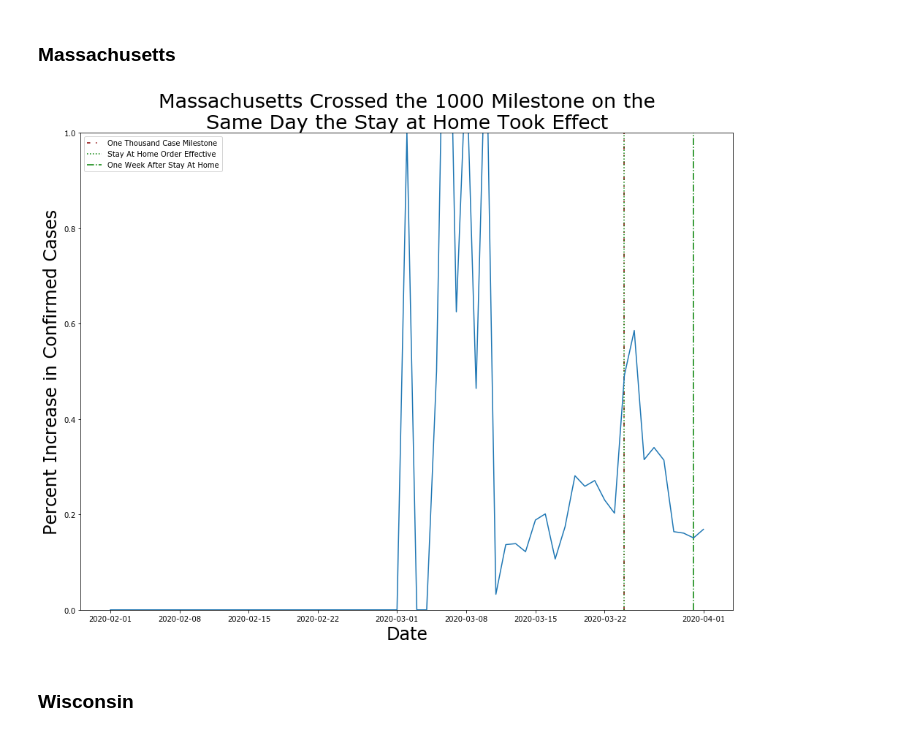
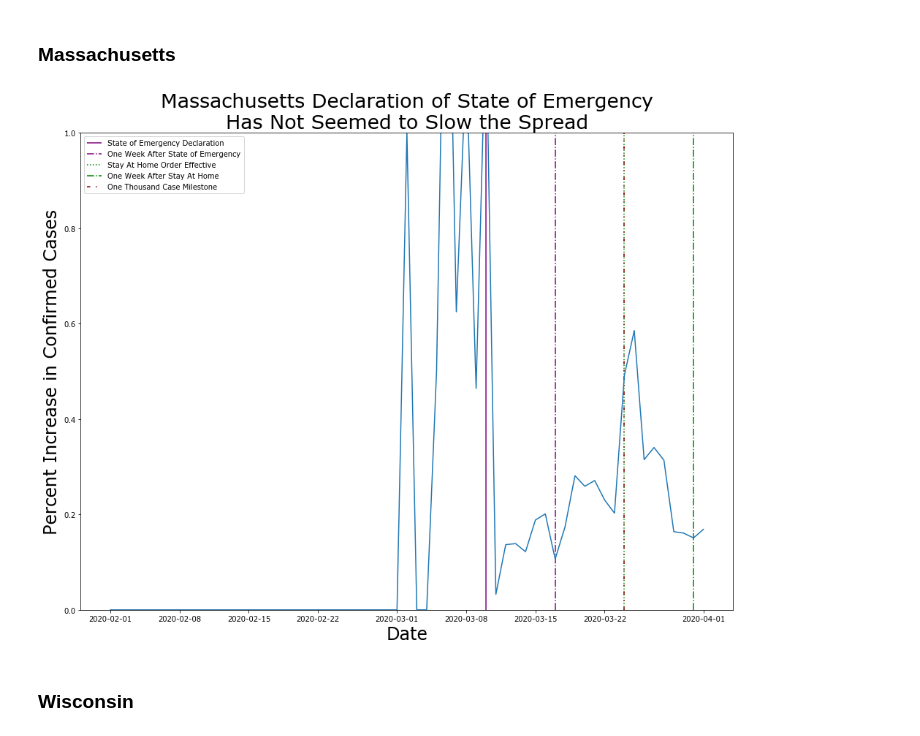
Before and after one commit to nmwhitehead/Coronavirus-USA, a Jupyter notebook: U.S. NYT Data.ipynb, the cells around one changed output. Saved outputs shown, nothing was run; the diff lists cells and outputs as text; code cells hidden in the pictures.

```diff
--- a/U.S. NYT Data.ipynb
+++ b/U.S. NYT Data.ipynb
@@ -250,23 +266,28 @@ plt.legend(loc='upper left');
 ### Massachusetts
 # %%
 plt.figure(figsize=(16,12))
-plt.title("Massachusetts Crossed the 1000 Milestone on the\nSame Day the Stay at Home Took Effect", size=27)
+plt.title("Massachusetts Declaration of State of Emergency\nHas Not Seemed to Slow the Spread", size=27)
 
 plt.xlabel('Date', size=24)
 plt.ylabel('Percent Increase in Confirmed Cases', size=24)
 
-thousand_case_milestone(massachusetts_data)
+# https://www.mass.gov/info-details/covid-19-state-of-emergency
+plt.vlines(x=dt.date(2020, 3, 10), ymin=0, ymax=1, linestyles='solid', color='purple', label='State of Emergency Declaration')
+plt.vlines(x=dt.date(2020, 3, 17), ymin=0, ymax=1, linestyle='dashdot', color='purple', label='One Week After State of Emergency')
+
 # https://www.mass.gov/news/governor-charlie-baker-orders-all-non-essential-businesses-to-cease-in-person-operation
 plt.vlines(x=dt.date(2020, 3, 24), ymin=0, ymax=1, linestyles='dotted', color='green', label='Stay At Home Order Effective')
 plt.vlines(x=dt.date(2020, 3, 31), ymin=0, ymax=1, linestyle='dashdot', color='green', label='One Week After Stay At Home')
+
+thousand_case_milestone(massachusetts_data)
 
 plt.ylim(ymin=0, ymax=1)
 
 plt.plot(massachusetts_data.percent_change)
 
 plt.legend(loc='upper left');
 # %% [output]
-[figure, old version]
+[figure, new version]
 # %% [markdown]
 ### Wisconsin
 # %%
```
Also changed, not shown: parts of 26 cells of this notebook.
